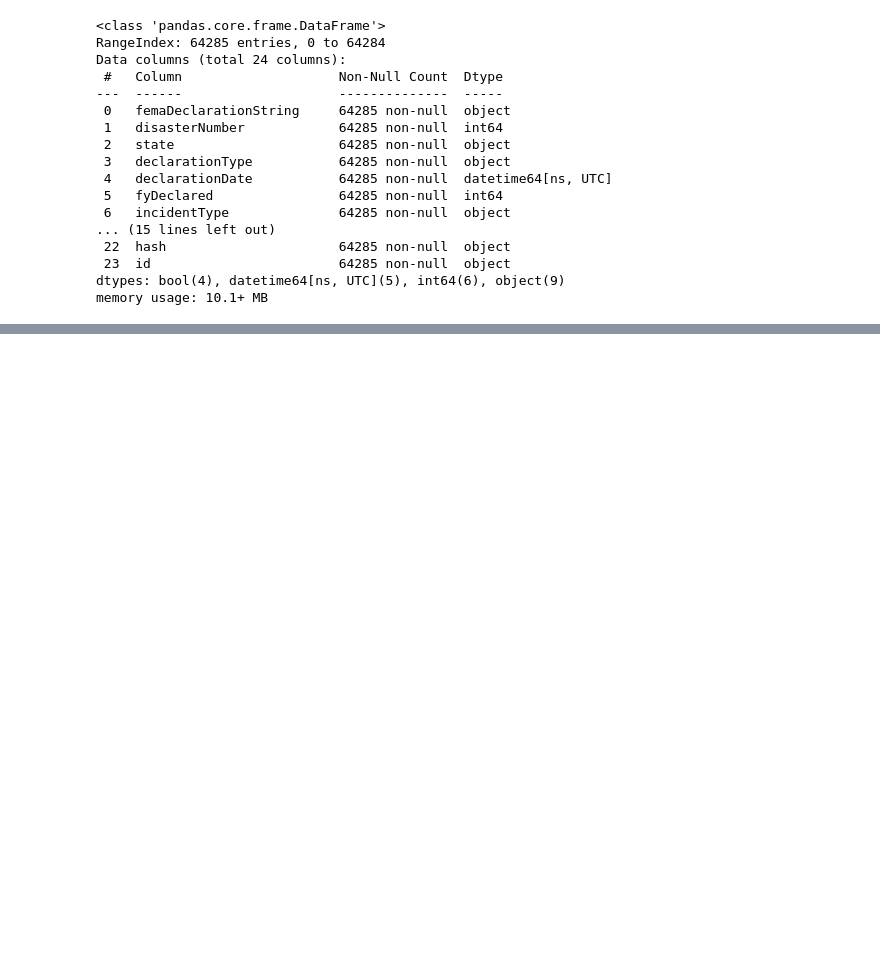
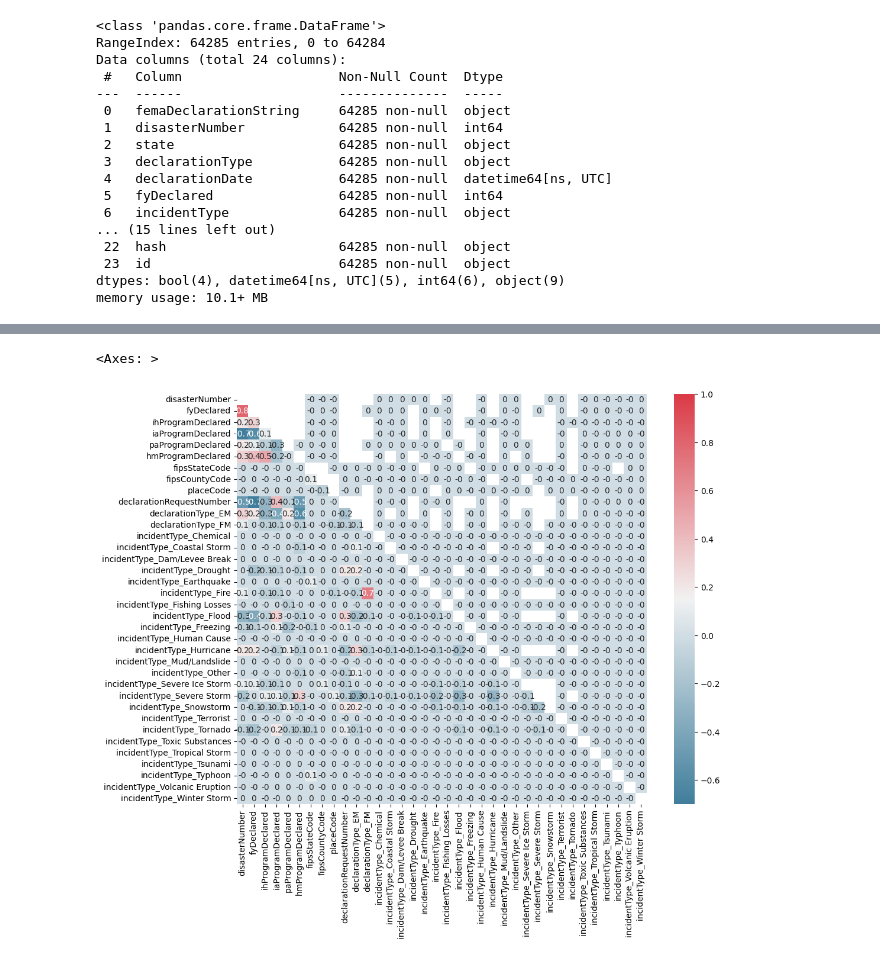
Before and after one commit to rubgarcia97/projects, a Jupyter notebook: API-ML/src/notebooks/eda.ipynb, the cells around one changed output, grey strips where cells are left out. Saved outputs shown, nothing was run; the diff lists cells and outputs as text; code cells hidden in the pictures; blank space fills up the shorter version.

```diff
--- a/API-ML/src/notebooks/eda.ipynb
+++ b/API-ML/src/notebooks/eda.ipynb
@@ -132,0 +142,16 @@ memory usage: 10.1+ MB
+# %%
+
+#Eliminamos de las variables string las que no aplican de cara al análisis
+deprecated_cols = ['femaDeclarationString','declarationTitle','designatedArea','lastRefresh', 'hash', 'id','state']
+
+aux = data.select_dtypes(include=object)
+aux = aux.drop(deprecated_cols, axis=1)
+
+data_dummies = data.select_dtypes(include=['bool','int64','object'])
+data_dummies = data_dummies.drop(deprecated_cols, axis=1)
+
+col = list(aux.columns.values)
+
+# #Transformamos a dummy
+data_dummies = pd.get_dummies(data_dummies, columns=col, drop_first=True)
+data_dummies.head()
@@ -132,0 +166,20 @@ memory usage: 10.1+ MB
+# %%
+cmap = sns.diverging_palette(230,10, as_cmap=True)
+
+corrmat = data_dummies.corr()
+corrmat = np.round(corrmat,1)
+
+mask = np.triu(corrmat)
+
+f, axs = plt.subplots(figsize=(12,9))
+sns.heatmap(
+    data=corrmat,
+    vmax=1,
+    mask=mask,
+    cmap=cmap,
+    square=True,
+    annot=True,
+)
+# %% [output]
+<Axes: >
+[figure, added]
```
Also changed, not shown: parts of 12 cells of this notebook, 2 other files.
